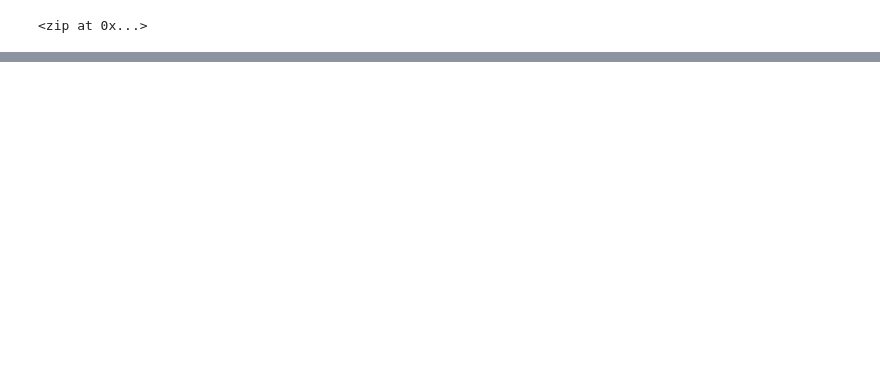
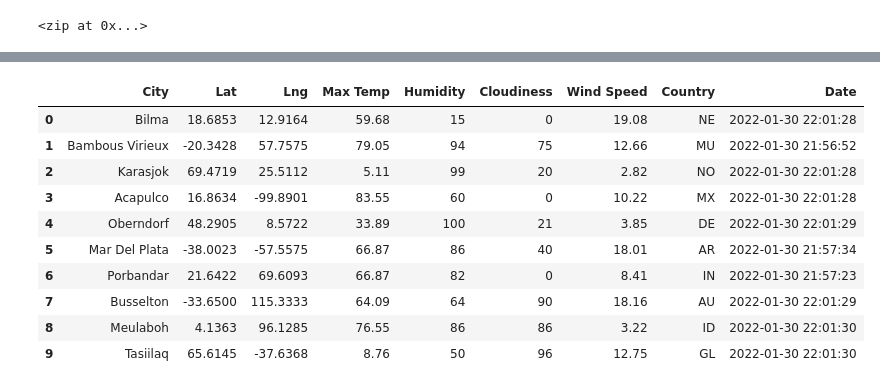
Before and after one commit to DALeske/World_Weather_Analysis, a Jupyter notebook: WeatherPy.ipynb, the cells around one changed output, grey strips where cells are left out. Drawn from its saved outputs; the diff is of its cells as text; code cells hidden in the pictures; blank space fills up the shorter version.

```diff
--- a/WeatherPy.ipynb
+++ b/WeatherPy.ipynb
@@ -52,0 +53,8 @@ len(cities)
+# %%
+# Import the request library
+import requests
+
+# import the API key
+from config import weather_api_key
+
+url = "http://api.openweathermap.org/data/2.5/weather?units=Imperial&appid=" + weather_api_key
@@ -52,0 +145,16 @@ len(cities)
+# %%
+#  Convert the array of dictionaires to a Pandas DataFrame
+city_data_df= pd.DataFrame(city_data)
+city_data_df.head(10)
+# %% [output]
+|  | City | Lat | Lng | Max Temp | Humidity | Cloudiness | Wind Speed | Country | Date |
+| 0 | Bilma | 18.6853 | 12.9164 | 59.68 | 15 | 0 | 19.08 | NE | 2022-01-30 22:01:28 |
+| 1 | Bambous Virieux | -20.3428 | 57.7575 | 79.05 | 94 | 75 | 12.66 | MU | 2022-01-30 21:56:52 |
+| 2 | Karasjok | 69.4719 | 25.5112 | 5.11 | 99 | 20 | 2.82 | NO | 2022-01-30 22:01:28 |
+| 3 | Acapulco | 16.8634 | -99.8901 | 83.55 | 60 | 0 | 10.22 | MX | 2022-01-30 22:01:28 |
+| 4 | Oberndorf | 48.2905 | 8.5722 | 33.89 | 100 | 21 | 3.85 | DE | 2022-01-30 22:01:29 |
+| 5 | Mar Del Plata | -38.0023 | -57.5575 | 66.87 | 86 | 40 | 18.01 | AR | 2022-01-30 21:57:34 |
+| 6 | Porbandar | 21.6422 | 69.6093 | 66.87 | 82 | 0 | 8.41 | IN | 2022-01-30 21:57:23 |
+| 7 | Busselton | -33.6500 | 115.3333 | 64.09 | 64 | 90 | 18.16 | AU | 2022-01-30 22:01:29 |
+| 8 | Meulaboh | 4.1363 | 96.1285 | 76.55 | 86 | 86 | 3.22 | ID | 2022-01-30 22:01:30 |
+| 9 | Tasiilaq | 65.6145 | -37.6368 | 8.76 | 50 | 96 | 12.75 | GL | 2022-01-30 22:01:30 |
```
Also changed, not shown: parts of 6 cells of this notebook, 3 other files.
